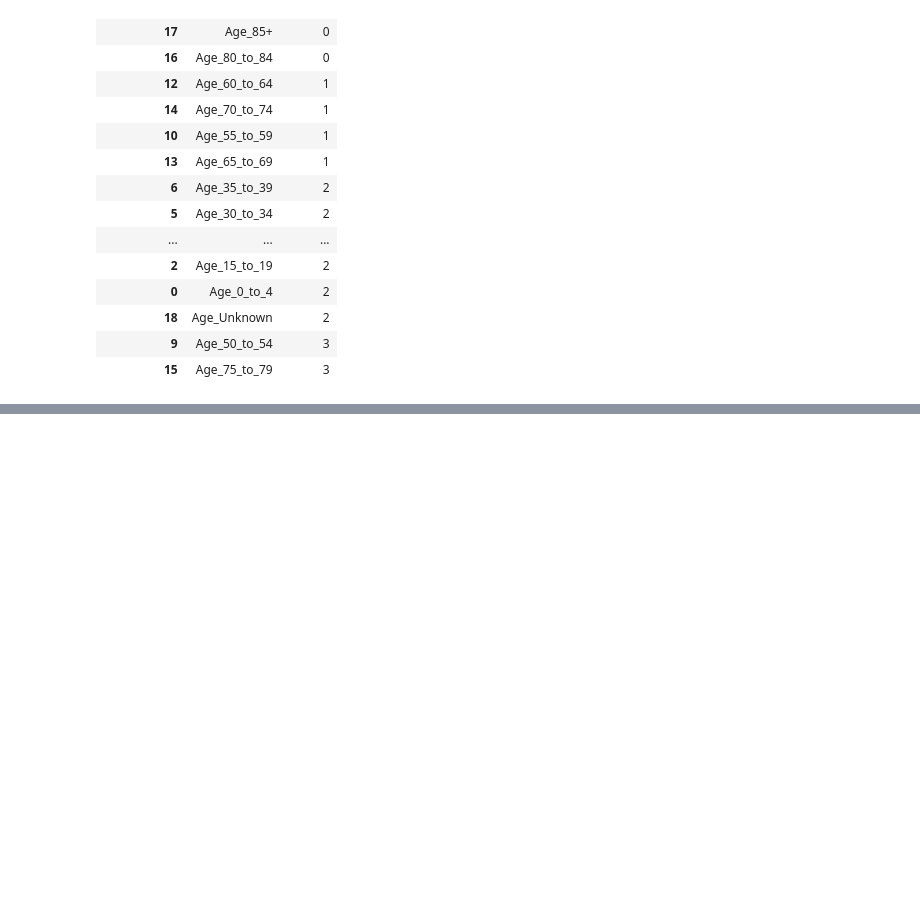
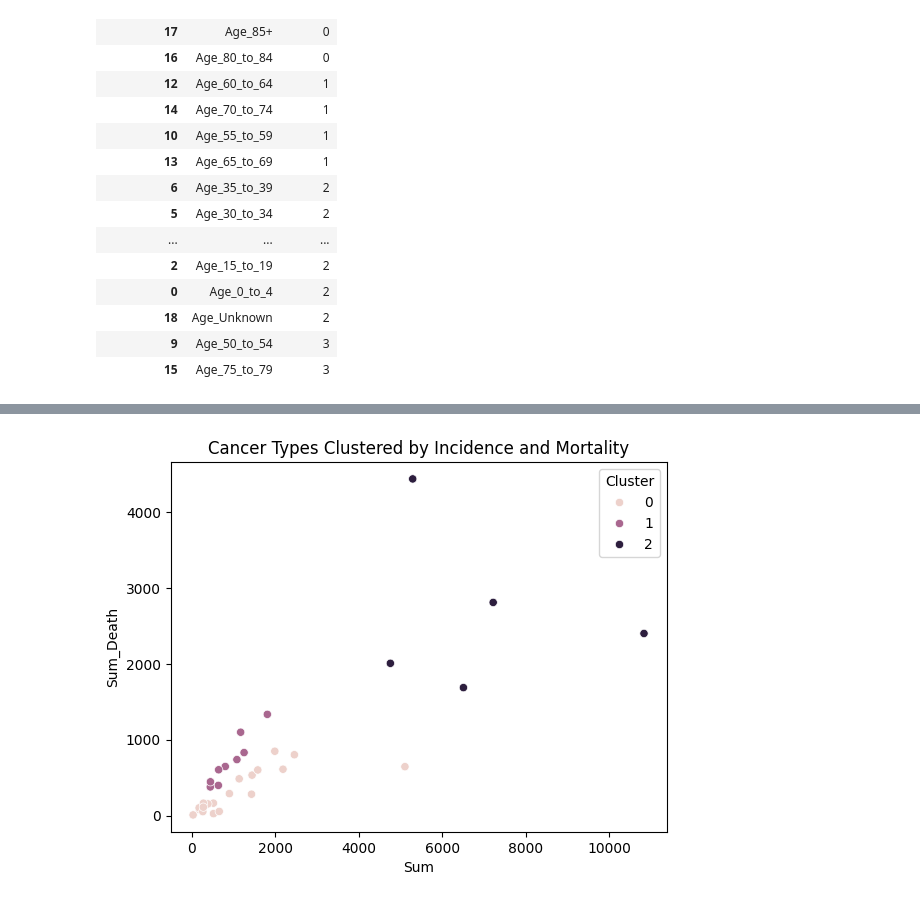
Before and after one commit to ChristianChimi/Australian-HealthCare-Cancer, a Jupyter notebook: Australian_Cancer_Health.ipynb, the cells around one changed output, grey strips where cells are left out. Cells and saved outputs as stored; diff of their text form; code cells hidden in the pictures; blank space fills up the shorter version.

```diff
--- a/Australian_Cancer_Health.ipynb
+++ b/Australian_Cancer_Health.ipynb
@@ -92,3 +97,8 @@ uterine_df1['Normalized_sum']=scaler.fit_transform(uterine_df1[['Sum']])
 
 uterine_df2["Sum_Death"] = uterine_df2.loc[:, "Age_0_to_4":"Age_Unknown"].sum(axis=1)
 uterine_df2['Normalized_sum_death']=scaler.fit_transform(uterine_df2[['Sum_Death']])
+
+Mortality_df["Sum_Death"] = Mortality_df.loc[:, "Age_0_to_4":"Age_Unknown"].sum(axis=1)
+Mortality_df['Normalized_sum_death']=scaler.fit_transform(Mortality_df[['Sum_Death']])
+
+Incidence_df["Sum"] = Incidence_df.loc[:, "Age_0_to_4":"Age_Unknown"].sum(axis=1)
@@ -258,0 +226,24 @@ warnings.filterwarnings("ignore", message="Non-stationary starting autoregressiv
+# %%
+# Supponiamo che 'df1' e 'df2' abbiano le colonne 'Year', 'AgeGroup', 'Gender', 'Region' come chiavi di merge
+merged_df = pd.merge(Incidence_df, Mortality_df[['Year', 'Sex', 'Cancer_Type','Sum_Death']], on=['Year', 'Sex', 'Cancer_Type'], how='inner')
+merged_df['Death_Ratio']=merged_df['Sum_Death']/merged_df['Sum']
+# %%
+cancer_summary = merged_df.groupby('Cancer_Type').agg({
+    'Sum': 'mean',
+    'Sum_Death': 'mean',
+    'Death_Ratio': 'mean'
+}).reset_index()
+
+features = ['Sum', 'Sum_Death', 'Death_Ratio']
+scaler = StandardScaler()
+X_scaled = scaler.fit_transform(cancer_summary[features])
+kmeans = KMeans(n_clusters=3, random_state=42)
+cancer_summary['Cluster'] = kmeans.fit_predict(X_scaled)
+
+clustered_cancers = cancer_summary[['Cancer_Type', 'Cluster']].sort_values(by='Cluster')
+
+sns.scatterplot(data=cancer_summary, x='Sum', y='Sum_Death', hue='Cluster')
+plt.title("Cancer Types Clustered by Incidence and Mortality")
+plt.show()
+# %% [output]
+[figure, added]
```
Also changed, not shown: parts of 7 cells of this notebook.
